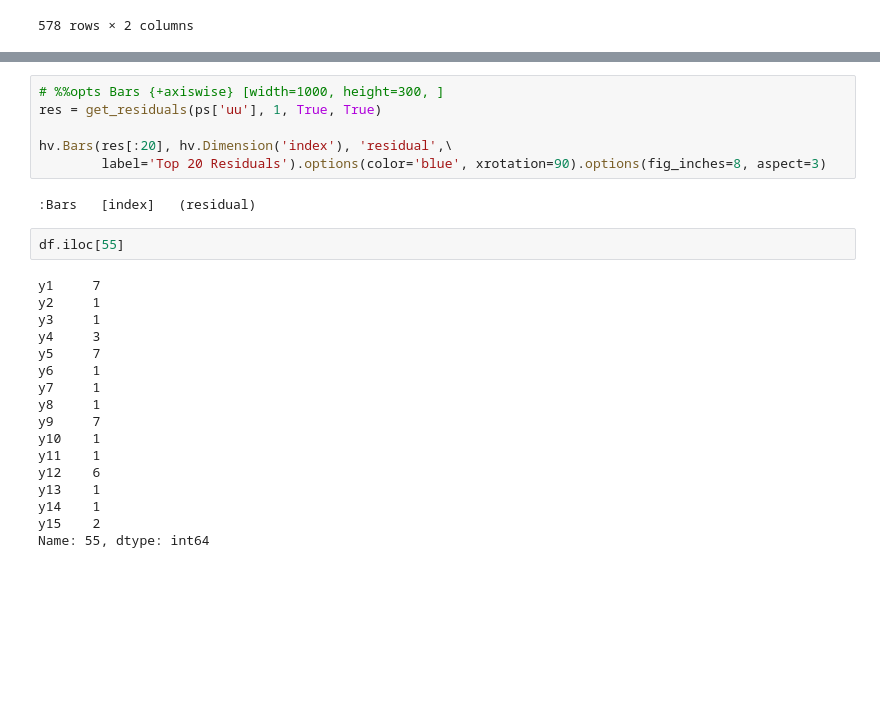
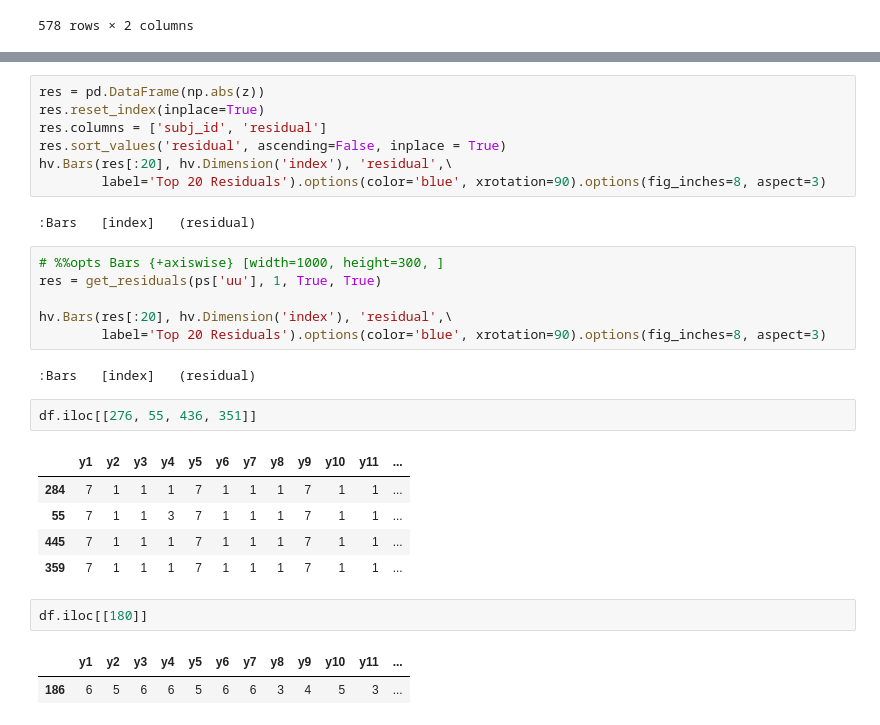
Before and after one commit to bayesways/bayes-sem, a Jupyter notebook: src/1.2.Muthen-men.ipynb, the cells around one changed output, grey strips where cells are left out. Drawn from its saved outputs; the diff is of its cells as text; blank space fills up the shorter version.

```diff
--- a/src/1.2.Muthen-men.ipynb
+++ b/src/1.2.Muthen-men.ipynb
@@ -153,3 +163,12 @@ get_residuals(ps['uu'], 1, True, True)
+# %%
+res = pd.DataFrame(np.abs(z))
+res.reset_index(inplace=True)
+res.columns = ['subj_id', 'residual']
+res.sort_values('residual', ascending=False, inplace = True)
+hv.Bars(res[:20], hv.Dimension('index'), 'residual',\
+        label='Top 20 Residuals').options(color='blue', xrotation=90).options(fig_inches=8, aspect=3)
+# %% [output]
+:Bars   [index]   (residual)
 # %%
 # %%opts Bars {+axiswise} [width=1000, height=300, ]
 res = get_residuals(ps['uu'], 1, True, True)
@@ -159,21 +178,15 @@ hv.Bars(res[:20], hv.Dimension('index'), 'residual',\
 # %% [output]
 :Bars   [index]   (residual)
 # %%
-df.iloc[55]
+df.iloc[[276, 55, 436, 351]]
 # %% [output]
-y1     7
-y2     1
-y3     1
-y4     3
-y5     7
-y6     1
-y7     1
-y8     1
-y9     7
-y10    1
-y11    1
-y12    6
-y13    1
-y14    1
-y15    2
-Name: 55, dtype: int64
+|  | y1 | y2 | y3 | y4 | y5 | y6 | y7 | y8 | y9 | y10 | y11 | ... |
+| 284 | 7 | 1 | 1 | 1 | 7 | 1 | 1 | 1 | 7 | 1 | 1 | ... |
+| 55 | 7 | 1 | 1 | 3 | 7 | 1 | 1 | 1 | 7 | 1 | 1 | ... |
+| 445 | 7 | 1 | 1 | 1 | 7 | 1 | 1 | 1 | 7 | 1 | 1 | ... |
+| 359 | 7 | 1 | 1 | 1 | 7 | 1 | 1 | 1 | 7 | 1 | 1 | ... |
+# %%
+df.iloc[[180]]
+# %% [output]
+|  | y1 | y2 | y3 | y4 | y5 | y6 | y7 | y8 | y9 | y10 | y11 | ... |
+| 186 | 6 | 5 | 6 | 6 | 5 | 6 | 6 | 3 | 4 | 5 | 3 | ... |
```
Also changed, not shown: parts of 1 cell of this notebook, 5 other files.
